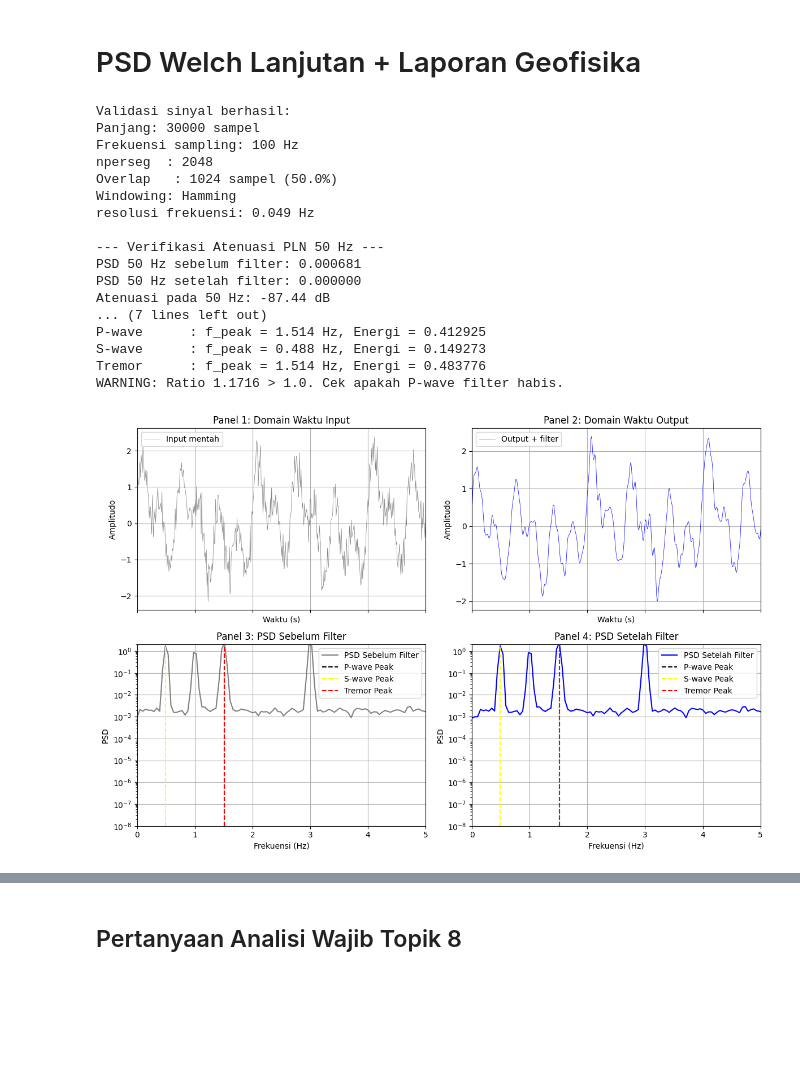
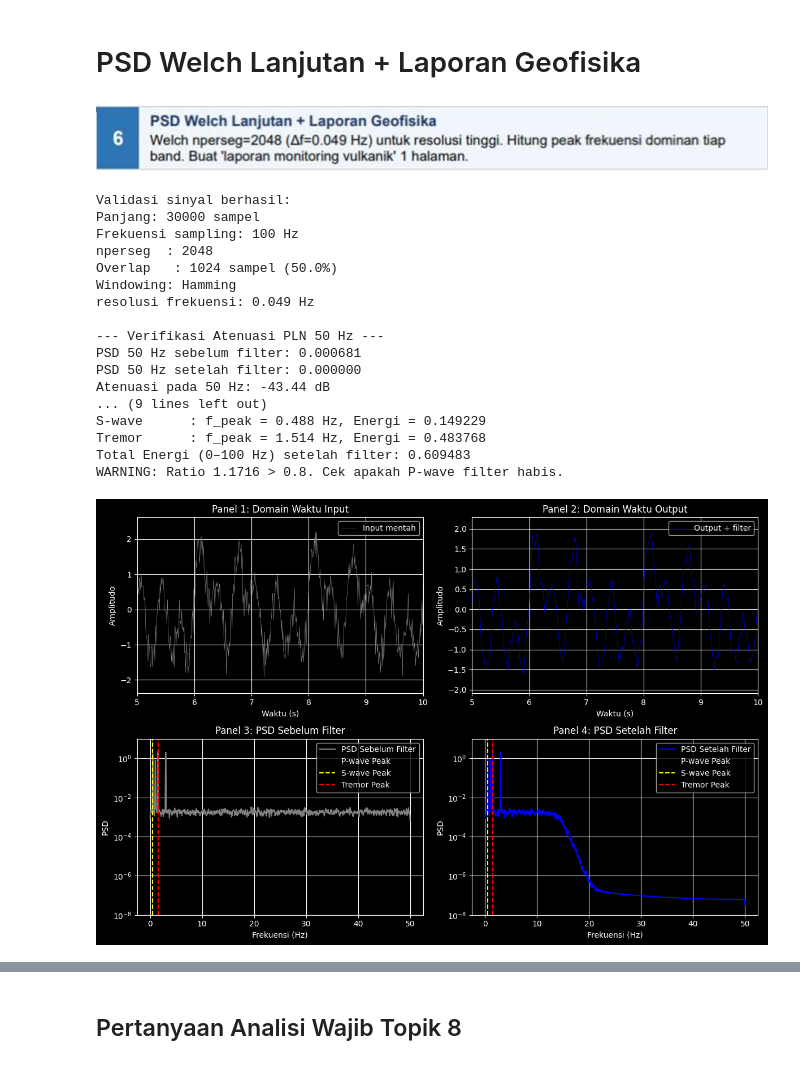
Before and after one commit to Dzuumirrah/seismicEstimationPSD, a Jupyter notebook: Kelompok_7.ipynb, the cells around one changed output, grey strips where cells are left out. Saved outputs shown, nothing was run; the diff lists cells and outputs as text; code cells hidden in the pictures; blank space fills up the shorter version.

```diff
--- a/Kelompok_7.ipynb
+++ b/Kelompok_7.ipynb
@@ -220,11 +215,11 @@ import matplotlib.pyplot as plt
 # ANALISIS BAND ENERGI SLIDING WINDOW
 # ============================================================
 
-# Define sampling frequency (fs) and total number of samples (N) - assuming common values for demonstration
-# These values should ideally come from your data loading or previous processing steps.
-fs = 100 # Hz, example sampling frequency
-N = 30000 # example total number of samples, this should be the length of your seismic data
-x_hp_filtfilt = np.random.rand(N) # Placeholder for high-pass filtered data, replace with actual data
+# # Define sampling frequency (fs) and total number of samples (N) - assuming common values for demonstration
+# # These values should ideally come from your data loading or previous processing steps.
+# fs = 100 # Hz, example sampling frequency
+# N = 30000 # example total number of samples, this should be the length of your seismic data
+x_hp_filtfilt = x_filtered
 
 def bandpass_energy(x, f_low, f_high, fs):
     """Hitung energi sinyal pada band tertentu"""
@@ -238,7 +233,7 @@ def bandpass_energy(x, f_low, f_high, fs):
 win_sec = 60    # detik
 hop_sec = 10    # detik
 win_samp = int(win_sec * fs)   # 6000 sampel
-hop_samp = int(hop_sec * fs)   # 1000 sampel
+hop_samp = int(hop_sec * fs)   # 1000 sampelx
 
 # Hitung jumlah segmen
 n_segments = (N - win_samp) // hop_samp + 1
@@ -277,6 +272,7 @@ rasio      = E_tremor / (E_P + 1e-10)   # hindari div/0
 
 # Threshold aktivitas vulkanik (mean + 1 std)
 threshold = np.mean(rasio) + np.std(rasio)
+# threshold = np.percentile(rasio, 95)  # alternatif: 95th percentile
 print(f"\nRasio E_tremor/E_P rata-rata : {np.mean(rasio):.4f}")
 print(f"Threshold aktivitas vulkanik : {threshold:.4f}")
 print(f"Jumlah window melewati threshold: {np.sum(rasio > threshold)}")
@@ -286,10 +282,12 @@ print(f"Jumlah window melewati threshold: {np.sum(rasio > threshold)}")
 # ============================================================
 
 fig, axes = plt.subplots(4, 1, figsize=(14, 12), sharex=True)
+ylim = (np.min([E_P.min(), E_tremor.min()]) - 0.05, np.max([E_P.max(), E_tremor.max()]) + 0.05)
 
 axes[0].plot(t_windows, E_P, 'b-o', ms=3, label='E_P (1–10 Hz)')
 axes[0].set_ylabel('Energi'); axes[0].set_title('Energi Band P-wave (1–10 Hz)')
 axes[0].legend()
+axes[0].set_ylim(ylim)
 
 axes[1].plot(t_windows, E_S, 'g-o', ms=3, label='E_S (0.1–1 Hz)')
 axes[1].set_ylabel('Energi'); axes[1].set_title('Energi Band S-wave (0.1–1 Hz)')
@@ -298,6 +296,7 @@ axes[1].legend()
 axes[2].plot(t_windows, E_tremor, 'r-o', ms=3, label='E_tremor (0.5–5 Hz)')
 axes[2].set_ylabel('Energi'); axes[2].set_title('Energi Band Tremor (0.5–5 Hz)')
 axes[2].legend()
+axes[2].set_ylim(ylim)
 
 axes[3].plot(t_windows, rasio, 'purple', marker='o', ms=3, label='Rasio E_tremor/E_P')
 axes[3].axhline(threshold, color='red', linestyle='--', label=f'Threshold = {threshold:.4f}')
@@ -308,7 +307,7 @@ axes[3].set_ylabel('Rasio'); axes[3].set_title('Indikator Aktivitas Vulkanik')
 axes[3].set_xlabel('Waktu (detik)'); axes[3].legend()
 
 plt.tight_layout()
-plt.savefig('sliding_window_energy.png', dpi=150)
+plt.savefig('outputs/sliding_window_energy.png', dpi=150)
 plt.show()
 print("Plot sliding window tersimpan!")
 # %% [output]
@@ -389,6 +423,8 @@ print(f"Maksimum Perbedaan: {diff}") # Harus mendekati 0!
 Maksimum Perbedaan: 0.0
 # %% [markdown]
 # PSD Welch Lanjutan + Laporan Geofisika
+# %% [markdown]
+![image.png](attachment:image.png)
 # %%
 # Masih pakai input High Pass Filter
 # Library yang digunakan
@@ -397,22 +433,23 @@ import numpy as np
 # %%
 # Setup
 fs, nperseg, noverlap = 100, 2048, 1024
-bands = {
+bands = {       # Rentang frekuensi masing-masing sinyal
     'P-wave': (1.0, 10.0),
     'S-wave': (0.1, 1.0),
-    'Tremor' : (0.5, 5.0)
+    'Tremor' : (0.5, 5.0),
 }
 
-# High pass
-x_raw = x_signal + x_noise
-x_hp = x_hp_sosfilt
+# # High pass
+# x_raw = x_signal + x_noise
 
-# Low pass
-sos_low = signal.butter(6, 15, btype='low', fs=fs, output='sos')
-y_filtered = signal.sosfiltfilt(sos_low, x_hp)
+# x_hp = x_hp_sosfilt
+
+# # Low pass
+# sos_low = signal.butter(6, 15, btype='low', fs=fs, output='sos')
+# y_filtered = signal.sosfiltfilt(sos_low, x_hp)
 
 # validasi sinyal input
-assert len(y_raw) == len(y_filtered), "Panjang sinyal raw dan filtered harus sama"
+assert len(x_raw) == len(x_filtered), "Panjang sinyal raw dan filtered harus sama"
 assert nperseg == 2048, f"nperseg 2048. Didapatkan {nperseg}"
 assert fs == 100, f"fs 100 Hz. Didapatkan {fs}"
 print(f"Validasi sinyal berhasil:")
@@ -425,13 +462,13 @@ print(f"resolusi frekuensi: {fs/nperseg:.3f} Hz")
 
 # Welch
 freq, Pxx_before = welch(x_raw, fs=fs, nperseg=nperseg, noverlap=noverlap, window = 'hamming', scaling='density')
-freq, Pxx_after = welch(y_filtered, fs=fs, nperseg=nperseg, noverlap=noverlap, window = 'hamming', scaling='density')
+freq, Pxx_after = welch(x_filtered, fs=fs, nperseg=nperseg, noverlap=noverlap, window = 'hamming', scaling='density')
 
 # verifikasi atenuasi PLN 50 Hz
 idx_50hz = np.argmin(np.abs(freq - 50))
 psd_50hz_before = Pxx_before[idx_50hz]
 psd_50hz_after = Pxx_after[idx_50hz]
-attenuation_db = 20 * np.log10(psd_50hz_after / (psd_50hz_before + 1e-12)) # Hindari div/0
+attenuation_db = 10 * np.log10(psd_50hz_after / (psd_50hz_before + 1e-12)) # Hindari div/0
 print(f"\n--- Verifikasi Atenuasi PLN 50 Hz ---")
 print(f"PSD 50 Hz sebelum filter: {psd_50hz_before:.6f}")
 print(f"PSD 50 Hz setelah filter: {psd_50hz_after:.6f}")
@@ -455,6 +492,8 @@ for band_name, band_range in bands.items():
     peak_freq_bands_before[band_name] = f_peak
     E_before[band_name] = E
     print(f"{band_name:12}: f_peak = {f_peak:.3f} Hz, Energi = {E:.6f}")
+total_energy_before = extract_band_energy(freq, Pxx_before, (0, fs))[1]
+print(f"Total Energi (0–{fs} Hz) sebelum filter: {total_energy_before:.6f}")
 
 # PSD Setelah filter
 print("\n--- PSD Setelah Filter ---")
@@ -466,12 +505,14 @@ for band_name, band_range in bands.items():
     E_after[band_name] = E
     print(f"{band_name:12}: f_peak = {f_peak:.3f} Hz, Energi = {E:.6f}")
 
+total_energy_after = extract_band_energy(freq, Pxx_after, (0, fs))[1]
+print(f"Total Energi (0–{fs} Hz) setelah filter: {total_energy_after:.6f}")
 ratio = E_after['Tremor'] / (E_after['P-wave'] + 1e-12) # Hindari div/0
 # validasi ratio
 if ratio < 0.3:
-    print(f"WARNING: Ratio {ratio:.4f} < 0.2. Tremor mungkin sangat lemah.")
+    print(f"WARNING: Ratio {ratio:.4f} < 0.3. Tremor mungkin sangat lemah.")
 elif ratio > 0.8:
-    print(f"WARNING: Ratio {ratio:.4f} > 1.0. Cek apakah P-wave filter habis.")
+    print(f"WARNING: Ratio {ratio:.4f} > 0.8. Cek apakah P-wave filter habis.")
 else:
     print(f"Ratio = {ratio:.4f} (dalam rentang normal)")
 # %% [output]
@@ -486,61 +527,62 @@ resolusi frekuensi: 0.049 Hz
 --- Verifikasi Atenuasi PLN 50 Hz ---
 PSD 50 Hz sebelum filter: 0.000681
 PSD 50 Hz setelah filter: 0.000000
-Atenuasi pada 50 Hz: -87.44 dB
-... (7 lines left out)
-P-wave      : f_peak = 1.514 Hz, Energi = 0.412925
-S-wave      : f_peak = 0.488 Hz, Energi = 0.149273
-Tremor      : f_peak = 1.514 Hz, Energi = 0.483776
-WARNING: Ratio 1.1716 > 1.0. Cek apakah P-wave filter habis.
+Atenuasi pada 50 Hz: -43.44 dB
+... (9 lines left out)
+S-wave      : f_peak = 0.488 Hz, Energi = 0.149229
+Tremor      : f_peak = 1.514 Hz, Energi = 0.483768
+Total Energi (0–100 Hz) setelah filter: 0.609483
+WARNING: Ratio 1.1716 > 0.8. Cek apakah P-wave filter habis.
 # %%
 # Plot hasil
-fig, axis = plt.subplots(2, 2, figsize=(12, 8), sharex=True)
-xlim = (0, 5) # zoom
-ylim = (1e-8, 2) # untuk plot logaritmik
+xlim = (5, 10) # zoom
+ylim = (1e-8, 10) # untuk plot logaritmik
 
 colors = ['black', 'yellow', 'red', 'green']
-
+fig, axis = plt.subplots(2, 2, figsize=(12, 8))
 # panel 1: domain waktu input
 axis[0, 0].plot(t[:2000], x_raw[:2000], color='gray', lw=0.5, label='Input mentah')
 axis[0, 0].set_title('Panel 1: Domain Waktu Input')
 axis[0, 0].set_ylabel('Amplitudo')
 axis[0, 0].set_xlabel('Waktu (s)')
+axis[0, 0].set_xlim(xlim) # zoom pada 5-10 detik untuk melihat detail
 axis[0, 0].legend()
 axis[0, 0].grid(True)
 
 # panel 2: domain waktu output
-axis[0, 1].plot(t[:2000], y_filtered[:2000], color='blue', lw=0.5, label='Output + filter')
+axis[0, 1].plot(t[:2000], x_filtered[:2000], color='blue', lw=0.5, label='Output + filter')
 axis[0, 1].set_title('Panel 2: Domain Waktu Output')
 axis[0, 1].set_ylabel('Amplitudo')
 axis[0, 1].set_xlabel('Waktu (s)')
+axis[0, 1].set_xlim(xlim) # zoom pada 5-10 detik untuk melihat detail
 axis[0, 1].legend()
 axis[0, 1].grid(True)
 
 # panel 3: PSD sebelum filter
 axis[1, 0].semilogy(freq, Pxx_before, color='gray', label='PSD Sebelum Filter')
 for i, (band_name, band_range) in enumerate(bands.items()):
     axis[1, 0].axvline(peak_freq_bands_before[band_name], color=colors[i], linestyle='--', label=f'{band_name} Peak')
-axis[1, 0].set_xlim(xlim) # Fokus pada 0-20 Hz untuk melihat P, S, Tremor
+# axis[1, 0].set_xlim(xlim) # Fokus pada 0-20 Hz untuk melihat P, S, Tremor
 axis[1, 0].set_ylim(ylim) # Sesuaikan dengan rentang PSD yang diharapkan
 axis[1, 0].set_title('Panel 3: PSD Sebelum Filter')
 axis[1, 0].set_xlabel('Frekuensi (Hz)')
 axis[1, 0].set_ylabel('PSD')
 axis[1, 0].legend()
 axis[1, 0].grid(True)
 
 # panel 4: PSD setelah filter
 axis[1, 1].semilogy(freq, Pxx_after, color='blue', label='PSD Setelah Filter')
 for i, (band_name, band_range) in enumerate(bands.items()):
     axis[1, 1].axvline(peak_freq_bands_after[band_name], color=colors[i], linestyle='--', label=f'{band_name} Peak')
-axis[1, 1].set_xlim(xlim) # Fokus pada 0-20 Hz untuk melihat P, S, Tremor
+# axis[1, 1].set_xlim(xlim) # Fokus pada 0-20 Hz untuk melihat P, S, Tremor
 axis[1, 1].set_ylim(ylim) # Sesuaikan dengan rentang PSD yang diharapkan
 axis[1, 1].set_title('Panel 4: PSD Setelah Filter')
 axis[1, 1].set_xlabel('Frekuensi (Hz)')
 axis[1, 1].set_ylabel('PSD')
 axis[1, 1].legend()
 axis[1, 1].grid(True)
 
 plt.tight_layout()
 plt.show()
 # %% [output]
-[figure, old version]
+[figure, new version]
```
Also changed, not shown: parts of 22 cells of this notebook, 5 other files.
